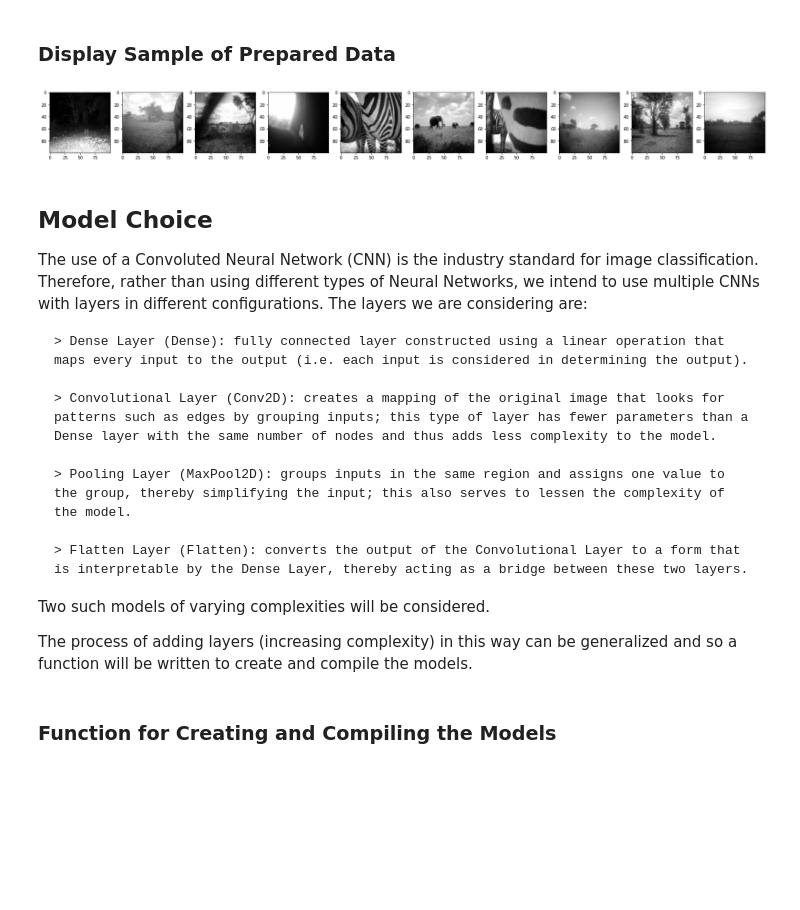
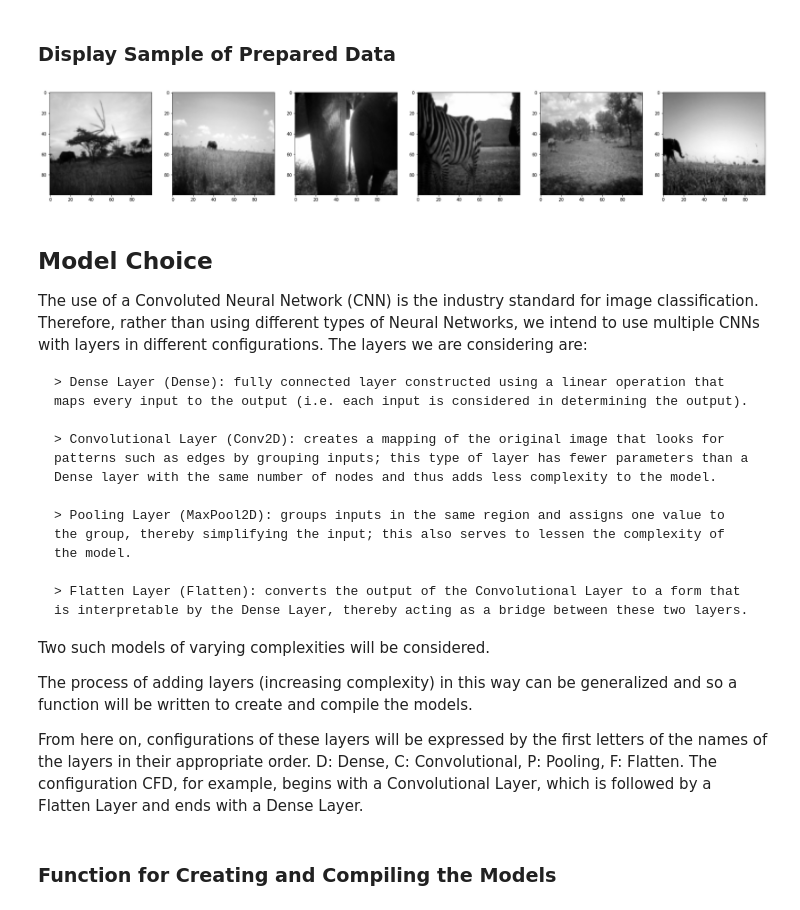
Before and after one commit to Saurabh-Roy/Project2, a Jupyter notebook: Submission.ipynb, the cells around one changed output. Drawn from its saved outputs; the diff is of its cells as text; code cells hidden in the pictures; blank space fills up the shorter version.

```diff
--- a/Submission.ipynb
+++ b/Submission.ipynb
@@ -26,13 +26,15 @@ A sample plot of the images will be created so that we may get a sense of the in
 # %% [markdown]
 ### Display a sample of the images
 # %%
-fig, ax = plt.subplots(1,10, figsize = (30,50))
+num_plots = 6
+
+fig, ax = plt.subplots(1,num_plots, figsize = (30,50))
 
 directory = r'data/Valid'
 np.random.seed(2022)
 elephant_or_zebra = ['elephant_valid','zebra_valid']
 
-for i in range(10):
+for i in range(num_plots):
     rand_animal =np.random.randint(2)
     folder = os.path.join(directory,elephant_or_zebra[rand_animal])
     rand_image = np.random.randint(1000)
@@ -58,20 +60,22 @@ labels = ['elephant','zebra']
 
 train_data = []
 
+train_elephant = 0
 for category_label in category_train_dir_labels:
     folder = os.path.join(train_directory,category_label)
     label=category_train_dir_labels.index(category_label)
 
-    for img in os.listdir(folder):
+    for i, img in enumerate(os.listdir(folder)):
         img_path=os.path.join(folder,img)
         img_arr = color.rgb2gray(resize(io.imread(img_path), (100, 100)))
         train_data.append([img_arr,label])
+        if label=='elephant':
+            train_elephant += 1
         if i%5==0:
             img_arr = resize(crop(color.rgb2gray(np.fliplr(io.imread(img_path))),50),(100, 100))
             train_data.append([img_arr, label])
-            #img_arr = color.rgb2gray(resize(np.fliplr(crop(io.imread(img_path),50)), (100, 100)))
-            #img_arr = color.rgb2gray(resize(np.fliplr(crop(io.imread(img_path), 50),(100,100))))
-            #train_data.append([img_arr,label])
+            if label=='elephant':
+                train_elephant += 1
 
 # Validation Set
 
@@ -178,15 +181,15 @@ This dimension check was done to ensure that the correct number of images are in
 # %% [markdown]
 ### Display Sample of Prepared Data
 # %%
-fig, ax = plt.subplots(1,10, figsize = (30,30))
+fig, ax = plt.subplots(1,num_plots, figsize = (30,30))
 
-for i in range(10):
+for i in range(num_plots):
     rand_image = np.random.randint(2000)
     ax[i].imshow(X_valid[rand_image],cmap=plt.cm.gray)
 
 plt.show()
 # %% [output]
-[figure, old version]
+[figure, new version]
 # %% [markdown]
 ## Model Choice
 The use of a Convoluted Neural Network (CNN) is the industry standard for image classification. Therefore, rather than using different types of Neural Networks, we intend to use multiple CNNs with layers in different configurations. The layers we are considering are:
@@ -202,6 +205,8 @@ The use of a Convoluted Neural Network (CNN) is the industry standard for image
 Two such models of varying complexities will be considered.
 
 The process of adding layers (increasing complexity) in this way can be generalized and so a function will be written to create and compile the models.
+
+From here on, configurations of these layers will be expressed by the first letters of the names of the layers in their appropriate order. D: Dense, C: Convolutional, P: Pooling, F: Flatten. The configuration CFD, for example, begins with a Convolutional Layer, which is followed by a Flatten Layer and ends with a Dense Layer.
 # %% [markdown]
 ### Function for Creating and Compiling the Models
 # %%
```
Also changed, not shown: parts of 25 cells of this notebook.
